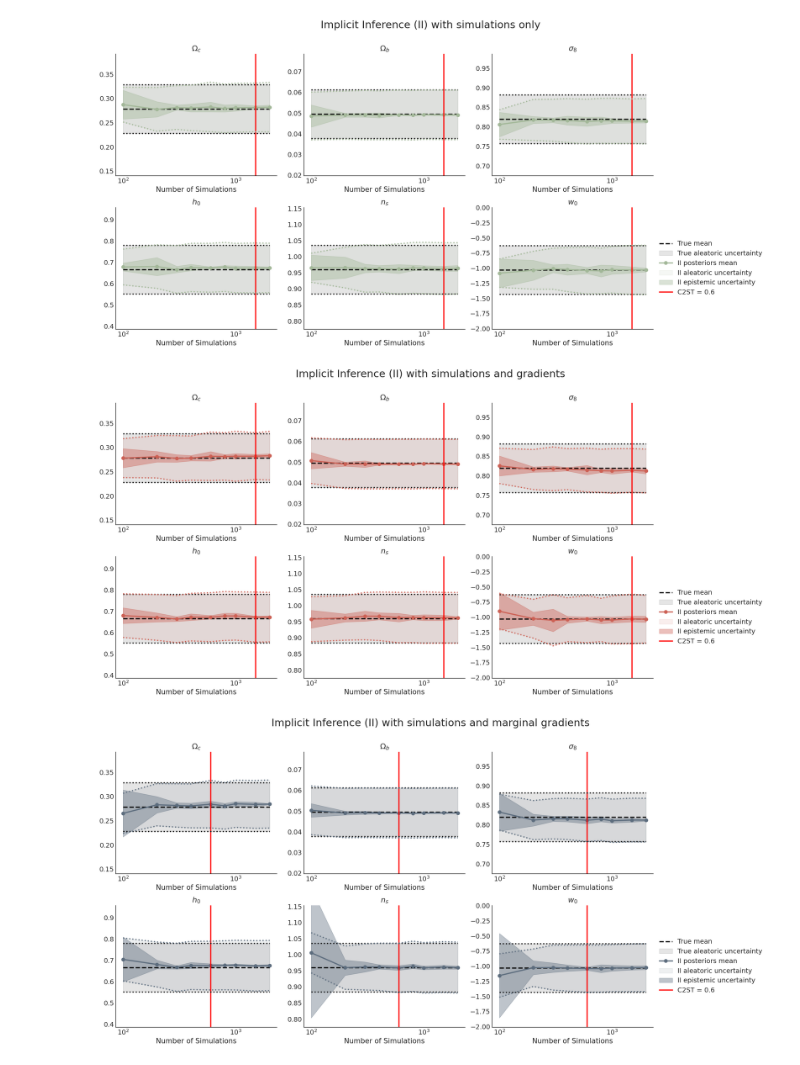
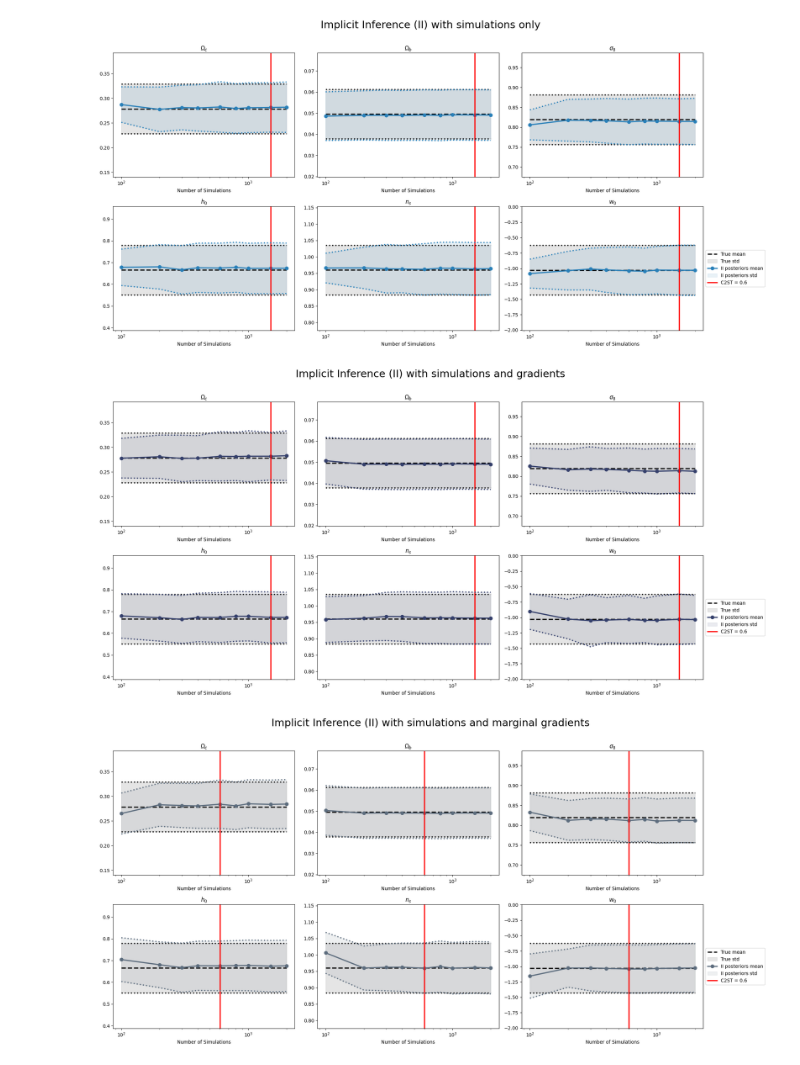
Before and after one commit to LSSTDESC/sbi_bm_lens, a Jupyter notebook: notebooks/additional_plots_on_convergence.ipynb, the cells around one changed output. Saved outputs shown, nothing was run; the diff lists cells and outputs as text; code cells hidden in the pictures.

```diff
--- a/notebooks/additional_plots_on_convergence.ipynb
+++ b/notebooks/additional_plots_on_convergence.ipynb
@@ -5,9 +5,6 @@ import jax.numpy as jnp
 import pandas as pd
 from chainconsumer import ChainConsumer
 from sbi_lens.config import config_lsst_y_10
-# %%
-import arviz as az
-az.style.use("arviz-white")
 # %%
 # plot params
 
@@ -119,27 +115,19 @@ for i in range(6):
         alpha=0.1,
         color='black'
     )
-    plt.plot(simu_budget, np.array(posterior_mean_mean_store)[:, i], color=color[6], marker='o')
+    plt.plot(simu_budget, np.array(posterior_mean_mean_store)[:, i], color='#2980B9', marker='o')
     plt.fill_between(
         simu_budget,
         np.array(posterior_mean_mean_store)[:,i] - t*np.array(posterior_std_mean_store)[:,i],
         np.array(posterior_mean_mean_store)[:,i] + t*np.array(posterior_std_mean_store)[:,i],
         alpha=0.1,
-        color=color[6]
-    )
-    plt.fill_between(
-        simu_budget,
-        np.array(posterior_mean_mean_store)[:,i] - t*np.array(posterior_mean_std_store)[:,i],
-        np.array(posterior_mean_mean_store)[:,i] + t*np.array(posterior_mean_std_store)[:,i],
-        alpha=0.4,
-        color=color[6]
+        color='#2980B9'
     )
     plt.axvline(x=1500, color='red')
     plt.plot(simu_budget, jnp.array(mean_truth)[i] * jnp.ones(len(simu_budget)) - t*np.array(std_truth)[i] * jnp.ones(len(simu_budget)), ':', color='black')
     plt.plot(simu_budget, jnp.array(mean_truth)[i] * jnp.ones(len(simu_budget)) + t*np.array(std_truth)[i] * jnp.ones(len(simu_budget)), ':', color='black')
-    plt.plot(simu_budget, np.array(posterior_mean_mean_store)[:,i] - t*np.array(posterior_std_mean_store)[:,i], ':', color=color[6])
-    plt.plot(simu_budget, np.array(posterior_mean_mean_store)[:,i] + t*np.array(posterior_std_mean_store)[:,i], ':', color=color[6])
-    # plt.errorbar(1000, np.array(posteior_mean_conv)[:,i], yerr=t*np.array(posterior_std_conv)[:,i], fmt="o", color=color[6], alpha=,.
+    plt.plot(simu_budget, np.array(posterior_mean_mean_store)[:,i] - t*np.array(posterior_std_mean_store)[:,i], ':', color='#2980B9')
+    plt.plot(simu_budget, np.array(posterior_mean_mean_store)[:,i] + t*np.array(posterior_std_mean_store)[:,i], ':', color='#2980B9')
     plt.xscale('log')  # Set x-axis to logarithmic scale
     plt.ylim(truth[i] - 5 * np.std(sample_ff[:,i]), truth[i] + 5 * np.std(sample_ff[:,i]))
     plt.xlabel('Number of Simulations')
@@ -147,10 +135,10 @@ for i in range(6):
 
     # Append labels to the legend_labels list
     legend_labels.append(f'True mean')
-    legend_labels.append(f'True aleatoric uncertainty')
+    legend_labels.append(f'True std')
     legend_labels.append(f'II posteriors mean')
-    legend_labels.append(f'II aleatoric uncertainty')
-    legend_labels.append(f'II epistemic uncertainty')
+    legend_labels.append(f'II posteriors std')
+    # legend_labels.append(f'II epistemic uncertainty')
     legend_labels.append(f'C2ST = 0.6')
 
 
@@ -160,7 +148,7 @@ plt.suptitle("Implicit Inference (II) with simulations only \n", size=22)
 plt.tight_layout()  # Adjust layout to prevent overlap
 plt.savefig('mean_and_convergence_ii_unmarginal.pdf', transparent = True)
 # %% [output]
-[figure, old version]
+[figure, new version]
 # %%
 plt.rcParams["lines.linewidth"] = 2.5
 plt.rcParams['lines.markersize'] = 7
@@ -228,7 +216,7 @@ for info in info_setup:
 # %%
 import matplotlib.pyplot as plt
 import numpy as np
-
+col = [0.20957247, 0.2515565 , 0.42517886, 1.        ]
 plt.figure(figsize=(20, 10))  # Adjusted figsize to accommodate two rows
 simu_budget = jnp.array([100,200,300,400,600,800,1000,1500,2000])
  # List to store legend labels
@@ -243,49 +231,42 @@ for i in range(6):
         np.array(mean_truth)[i] * jnp.ones(len(simu_budget)) + t*np.array(std_truth)[i] * jnp.ones(len(simu_budget)),
         alpha=0.1,
         color='black'
     )
-    plt.plot(simu_budget, np.array(posterior_mean_mean_store)[:, i], color=color[2], marker='o')
+    plt.plot(simu_budget, np.array(posterior_mean_mean_store)[:, i], color=col, marker='o')
     plt.fill_between(
         simu_budget,
         np.array(posterior_mean_mean_store)[:,i] - t*np.array(posterior_std_mean_store)[:,i],
         np.array(posterior_mean_mean_store)[:,i] + t*np.array(posterior_std_mean_store)[:,i],
         alpha=0.1,
-        color=color[2]
+        color=col
     )
-    plt.fill_between(
-        simu_budget,
-        np.array(posterior_mean_mean_store)[:,i] - t*np.array(posterior_mean_std_store)[:,i],
-        np.array(posterior_mean_mean_store)[:,i] + t*np.array(posterior_mean_std_store)[:,i],
-        alpha=0.4,
-        color=color[2]
-    )
+
     plt.axvline(x=1500, color='red')
     plt.plot(simu_budget, jnp.array(mean_truth)[i] * jnp.ones(len(simu_budget)) - t*np.array(std_truth)[i] * jnp.ones(len(simu_budget)), ':', color='black')
     plt.plot(simu_budget, jnp.array(mean_truth)[i] * jnp.ones(len(simu_budget)) + t*np.array(std_truth)[i] * jnp.ones(len(simu_budget)), ':', color='black')
-    plt.plot(simu_budget, np.array(posterior_mean_mean_store)[:,i] - t*np.array(posterior_std_mean_store)[:,i], ':', color=color[2])
-    plt.plot(simu_budget, np.array(posterior_mean_mean_store)[:,i] + t*np.array(posterior_std_mean_store)[:,i], ':', color=color[2])
+    plt.plot(simu_budget, np.array(posterior_mean_mean_store)[:,i] - t*np.array(posterior_std_mean_store)[:,i], ':', color=col)
+    plt.plot(simu_budget, np.array(posterior_mean_mean_store)[:,i] + t*np.array(posterior_std_mean_store)[:,i], ':', color=col)
     # plt.errorbar(1000, np.array(posteior_mean_conv)[:,i], yerr=t*np.array(posterior_std_conv)[:,i], fmt="o", color=color[6], alpha=,.
     plt.xscale('log')  # Set x-axis to logarithmic scale
     plt.ylim(truth[i] - 5 * np.std(sample_ff[:,i]), truth[i] + 5 * np.std(sample_ff[:,i]))
     plt.xlabel('Number of Simulations')
     plt.title(params_name[i])  # Adding subplot title
 
     # Append labels to the legend_labels list
     legend_labels.append(f'True mean')
-    legend_labels.append(f'True aleatoric uncertainty')
+    legend_labels.append(f'True std')
     legend_labels.append(f'II posteriors mean')
-    legend_labels.append(f'II aleatoric uncertainty')
-    legend_labels.append(f'II epistemic uncertainty')
+    legend_labels.append(f'II posteriors std')
+    # legend_labels.append(f'II epistemic uncertainty')
     legend_labels.append(f'C2ST = 0.6')
-
 
 # Plot a single legend on the right
 plt.legend(legend_labels, loc='center left', bbox_to_anchor=(1, 0.5))
 plt.suptitle("Implicit Inference (II) with simulations and gradients \n", size=22)
 plt.tight_layout()  # Adjust layout to prevent overlap
 plt.savefig('mean_and_convergence_ii_gradients.pdf', transparent = True)
 # %% [output]
-[figure, old version]
+[figure, new version]
 # %%
 plt.rcParams["lines.linewidth"] = 2.5
 plt.rcParams['lines.markersize'] = 7
@@ -377,13 +358,7 @@ for i in range(6):
         alpha=0.1,
         color=color[4]
     )
-    plt.fill_between(
-        simu_budget,
-        np.array(posterior_mean_mean_store)[:,i] - t*np.array(posterior_mean_std_store)[:,i],
-        np.array(posterior_mean_mean_store)[:,i] + t*np.array(posterior_mean_std_store)[:,i],
-        alpha=0.4,
-        color=color[4]
-    )
+
     plt.axvline(x=600, color='red')
     plt.plot(simu_budget, jnp.array(mean_truth)[i] * jnp.ones(len(simu_budget)) - t*np.array(std_truth)[i] * jnp.ones(len(simu_budget)), ':', color='black')
     plt.plot(simu_budget, jnp.array(mean_truth)[i] * jnp.ones(len(simu_budget)) + t*np.array(std_truth)[i] * jnp.ones(len(simu_budget)), ':', color='black')
@@ -397,10 +372,10 @@ for i in range(6):
 
     # Append labels to the legend_labels list
     legend_labels.append(f'True mean')
-    legend_labels.append(f'True aleatoric uncertainty')
+    legend_labels.append(f'True std')
     legend_labels.append(f'II posteriors mean')
-    legend_labels.append(f'II aleatoric uncertainty')
-    legend_labels.append(f'II epistemic uncertainty')
+    legend_labels.append(f'II posteriors std')
+    # legend_labels.append(f'II epistemic uncertainty')
     legend_labels.append(f'C2ST = 0.6')
 
 
@@ -410,4 +385,4 @@ plt.suptitle("Implicit Inference (II) with simulations and marginal gradients \n
 plt.tight_layout()  # Adjust layout to prevent overlap
 plt.savefig('mean_and_convergence_ii_marginal_gradients.pdf', transparent = True)
 # %% [output]
-[figure, old version]
+[figure, new version]
```
Also changed, not shown: parts of 5 cells of this notebook.
